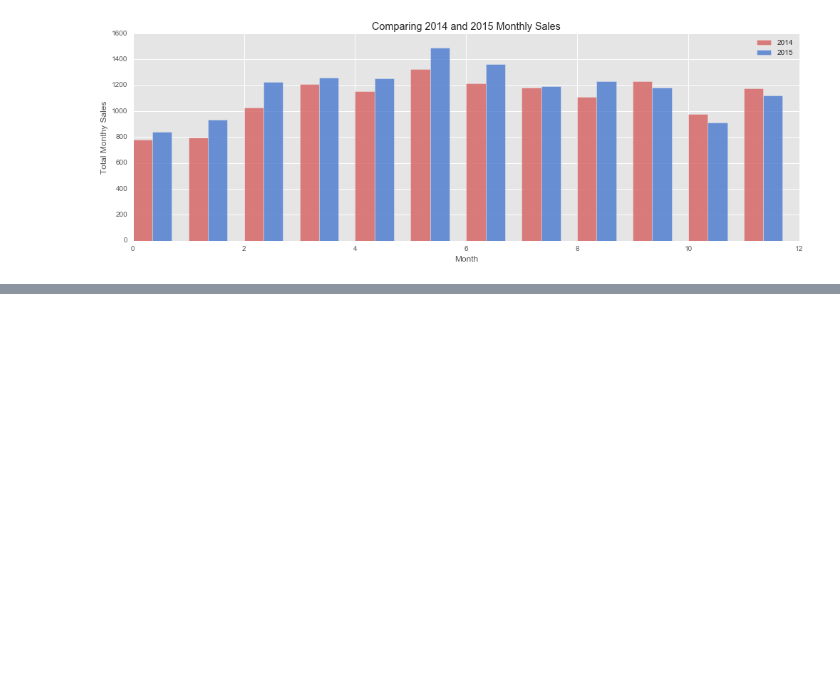
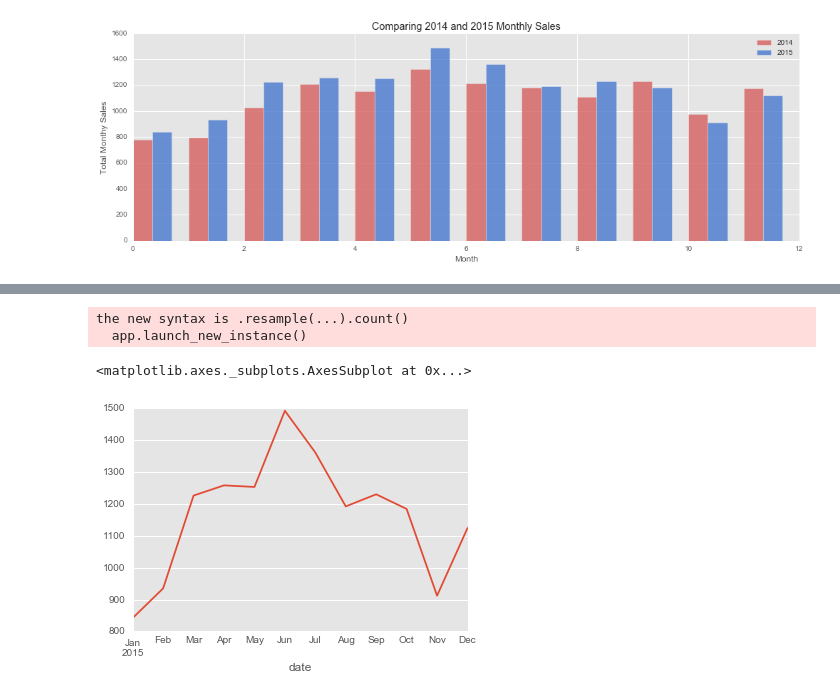
Before and after one commit to trcasey/datascience, a Jupyter notebook: 4.1 Data Story.ipynb, the cells around one changed output, grey strips where cells are left out. Saved outputs shown, nothing was run; the diff lists cells and outputs as text; code cells hidden in the pictures; blank space fills up the shorter version.

```diff
--- a/4.1 Data Story.ipynb
+++ b/4.1 Data Story.ipynb
@@ -142 +169,12 @@ plt.show()
+# %%
+df_full_info.index = df_full_info.date
+# %%
+# TODO: Add title and other info for the plot
+
+df_full_info['2015']['SALE_PRICE'].resample('M', how='count').plot()
+# %% [output]
+the new syntax is .resample(...).count()
+  app.launch_new_instance()
+<matplotlib.axes._subplots.AxesSubplot at 0x...>
+[figure, added]
 # %%
```
Also changed, not shown: parts of 5 cells of this notebook.
